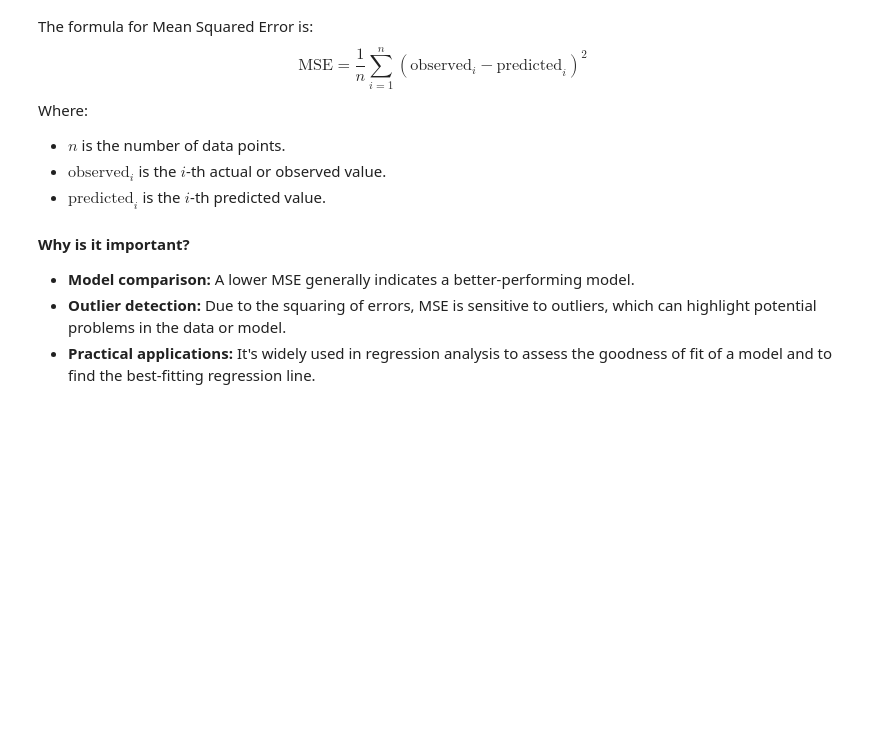
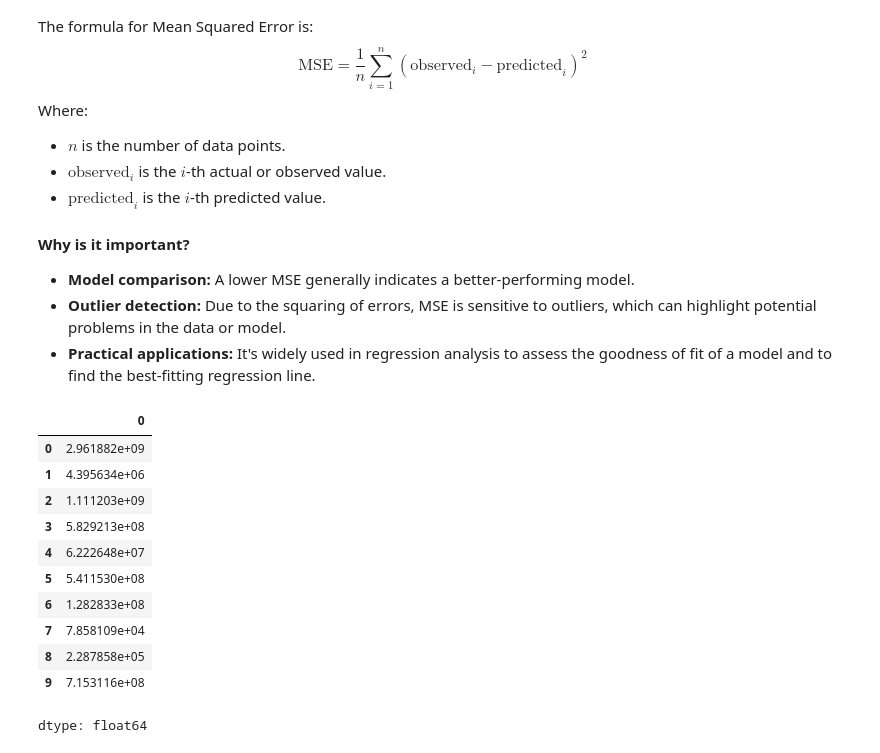
Before and after one commit to tariqzahratahdi/MachineLearning, a Jupyter notebook: course_machine_learning_simple_linear_regression.ipynb, the cells around one changed output. Drawn from its saved outputs; the diff is of its cells as text; code cells hidden in the pictures; blank space fills up the shorter version.

```diff
--- a/course_machine_learning_simple_linear_regression.ipynb
+++ b/course_machine_learning_simple_linear_regression.ipynb
@@ -218,3 +218,24 @@ Where:
 * **Model comparison:** A lower MSE generally indicates a better-performing model.
 * **Outlier detection:** Due to the squaring of errors, MSE is sensitive to outliers, which can highlight potential problems in the data or model.
 * **Practical applications:** It's widely used in regression analysis to assess the goodness of fit of a model and to find the best-fitting regression line.
+# %%
+mse_data = (data_model['price'] - data_model['prediction']) ** 2
+
+mse_data
+
+#mse = mse_data.sum() / len(mse_data)
+
+#mse
+# %% [output]
+|  | 0 |
+| 0 | 2.961882e+09 |
+| 1 | 4.395634e+06 |
+| 2 | 1.111203e+09 |
+| 3 | 5.829213e+08 |
+| 4 | 6.222648e+07 |
+| 5 | 5.411530e+08 |
+| 6 | 1.282833e+08 |
+| 7 | 7.858109e+04 |
+| 8 | 2.287858e+05 |
+| 9 | 7.153116e+08 |
+dtype: float64
```
Also changed, not shown: parts of 1 cell of this notebook.
